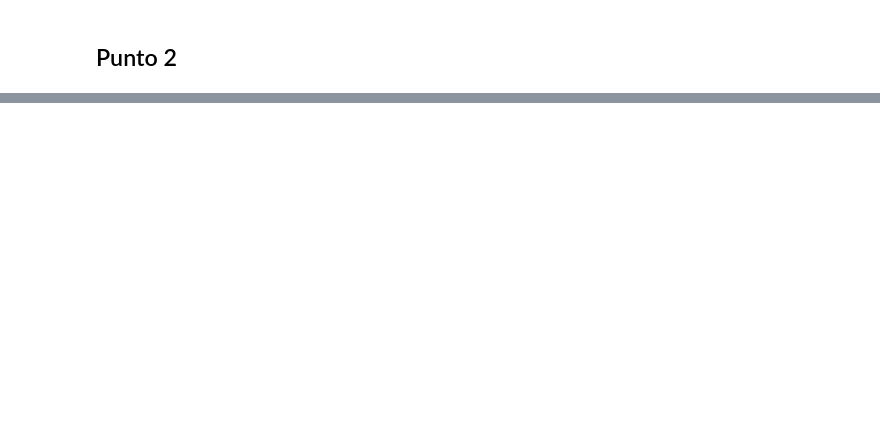
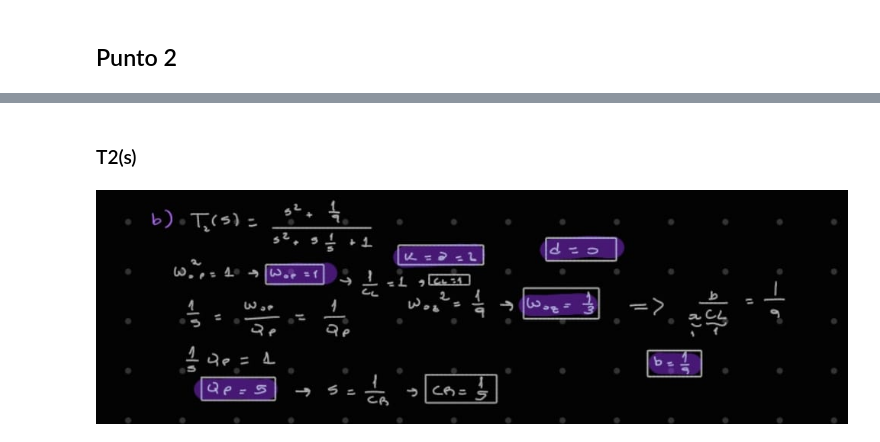
Before and after one commit to angiefantauzzofabio/APS, a Jupyter notebook: TS6/TS6.ipynb, the cells around one changed output, grey strips where cells are left out. Saved outputs shown, nothing was run; the diff lists cells and outputs as text; code cells hidden in the pictures; blank space fills up the shorter version.

```diff
--- a/TS6/TS6.ipynb
+++ b/TS6/TS6.ipynb
@@ -82,0 +89,6 @@ Image(filename=os.path.join(r"D:\APS2C\APS_nueva\TS6", "4.jpg"))
+# %% [markdown]
+### T2(s)
+# %%
+Image(filename=os.path.join("punto3_b.jpeg"))
+# %% [output]
+[figure, added]
```
Also changed, not shown: parts of 12 cells of this notebook, 14 other files.
